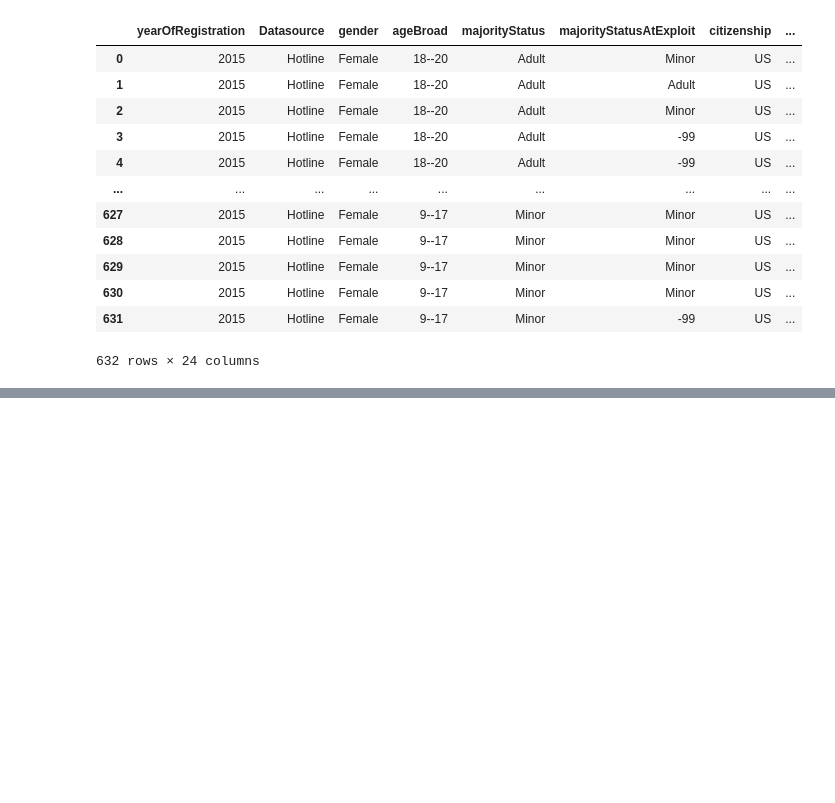
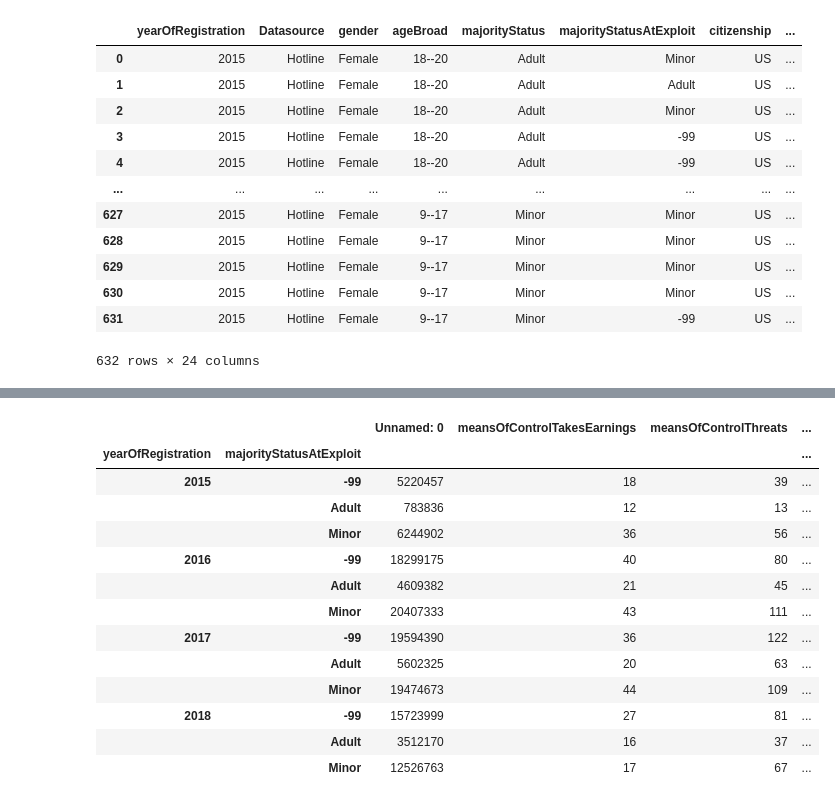
Before and after one commit to kmanning1224/Sexual-Assault-Analysis, a Jupyter notebook: SofieLab.ipynb, the cells around one changed output, grey strips where cells are left out. Saved outputs shown, nothing was run; the diff lists cells and outputs as text; code cells hidden in the pictures; blank space fills up the shorter version.

```diff
--- a/SofieLab.ipynb
+++ b/SofieLab.ipynb
@@ -158,0 +185,18 @@ tots_df.to_csv("Data/totalsAge_global_dataset_2020.csv", index=False, header=Tru
+# %%
+totse_df = ds_df.groupby(["yearOfRegistration","majorityStatusAtExploit"]).sum()
+totse_df
+# %% [output]
+|  |  | Unnamed: 0 | meansOfControlTakesEarnings | meansOfControlThreats | ... |
+| yearOfRegistration | majorityStatusAtExploit |  |  |  | ... |
+| 2015 | -99 | 5220457 | 18 | 39 | ... |
+|  | Adult | 783836 | 12 | 13 | ... |
+|  | Minor | 6244902 | 36 | 56 | ... |
+| 2016 | -99 | 18299175 | 40 | 80 | ... |
+|  | Adult | 4609382 | 21 | 45 | ... |
+|  | Minor | 20407333 | 43 | 111 | ... |
+| 2017 | -99 | 19594390 | 36 | 122 | ... |
+|  | Adult | 5602325 | 20 | 63 | ... |
+|  | Minor | 19474673 | 44 | 109 | ... |
+| 2018 | -99 | 15723999 | 27 | 81 | ... |
+|  | Adult | 3512170 | 16 | 37 | ... |
+|  | Minor | 12526763 | 17 | 67 | ... |
```
Also changed, not shown: parts of 11 cells of this notebook, 4 other files.
